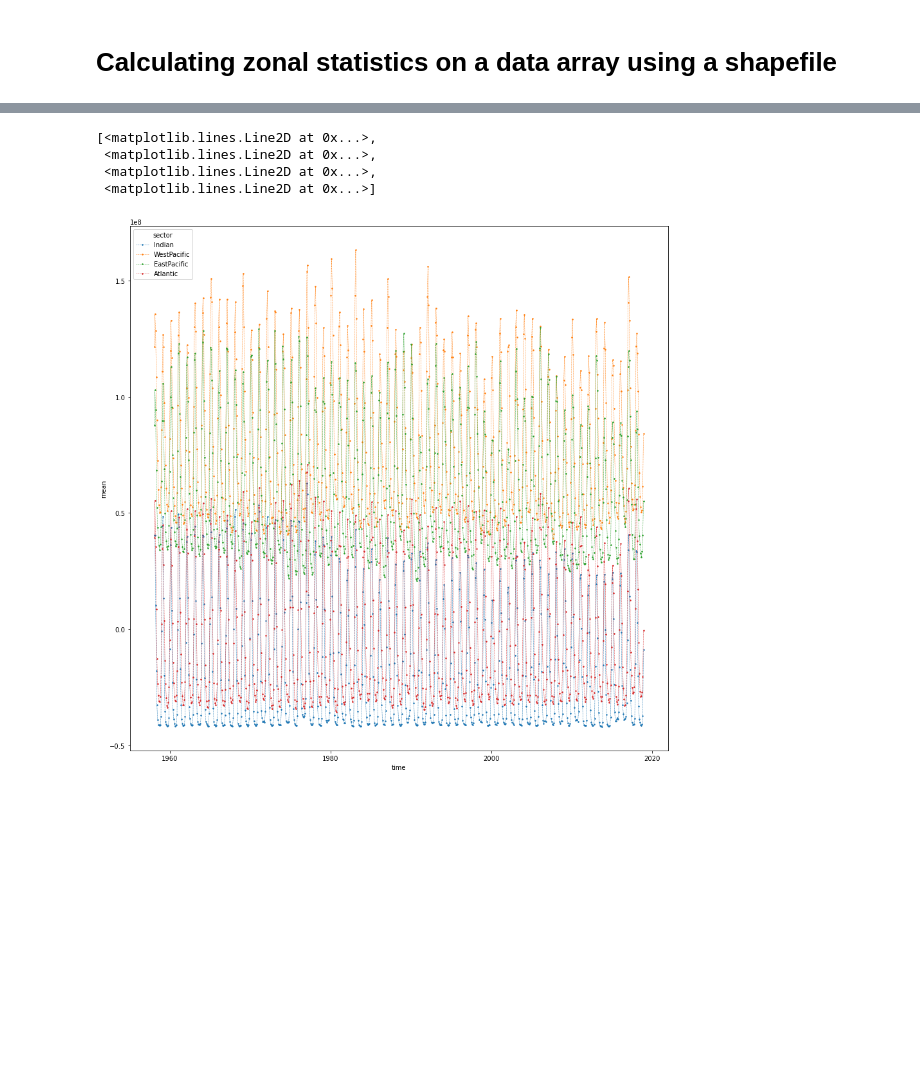
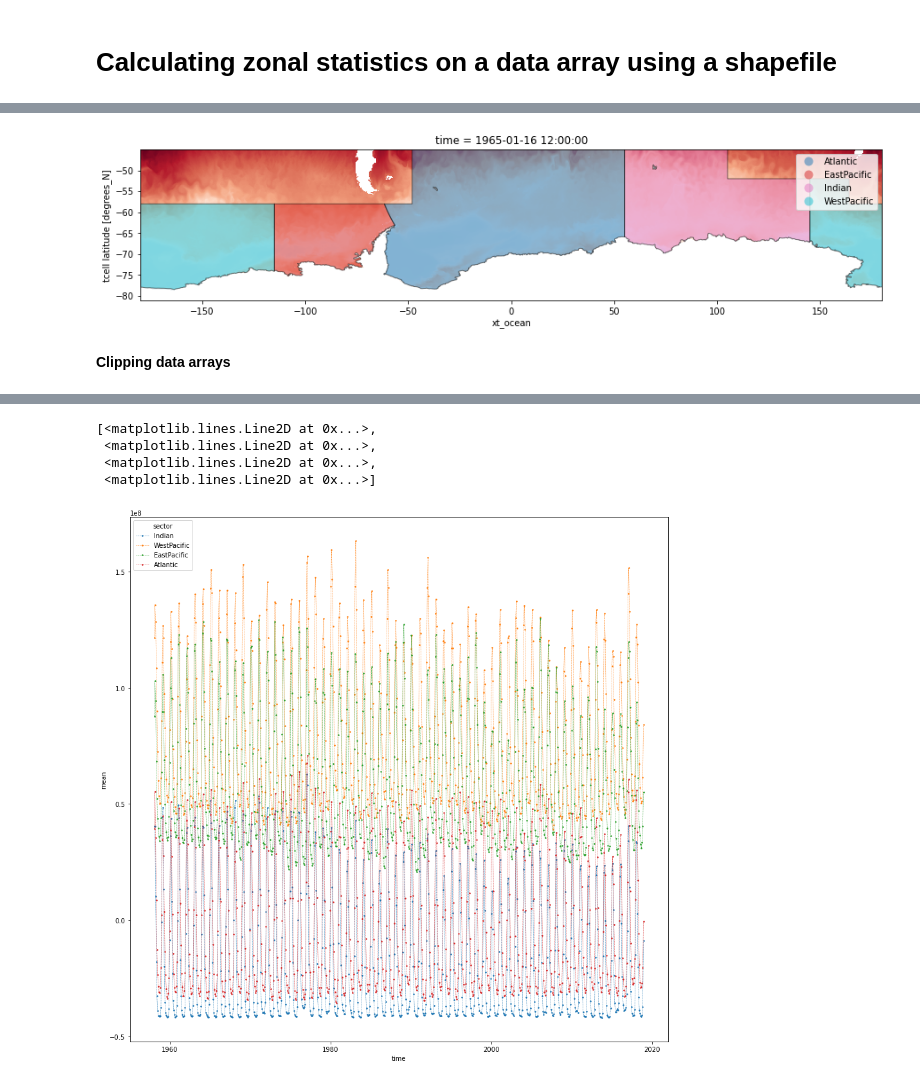
Before and after one commit to lidefi87/ACCESS_scripts_DFA, a Jupyter notebook: Scripts/ZonalStatistics.ipynb, the cells around one changed output, grey strips where cells are left out. Cells and saved outputs as stored; diff of their text form; code cells hidden in the pictures; blank space fills up the shorter version.

Commit message:
Updating zonal stats script
Updating zonal stats script

```diff
--- a/Scripts/ZonalStatistics.ipynb
+++ b/Scripts/ZonalStatistics.ipynb
@@ -156,9 +189,0 @@ array([80.05, 80.15, 80.25, ..., 79.75, 79.85, 79.95])
-# %%
-#We can now assign the corrected longitude values to the model outputs
-SO_SST.coords['xt_ocean'] = corr_lon
-
-#Prior to using this data array for plotting, it is necessary to sort the dataset by longitude
-SO_SST = SO_SST.sortby(SO_SST.xt_ocean)
-
-#Checking corrections to data array
-SO_SST
@@ -232,2 +190,6 @@ geolon_t geolat_t
+# %%
+#Correcting data arraty containing variable of interest and area per pixel
+SO_SSTc = corrlong(SO_SST)
+area_c = corrlong(area)
 # %% [markdown]
 # Calculating zonal statistics on a data array using a shapefile
@@ -520,0 +200,4 @@ xr_stats['mean'].sel(time = '1958').plot(hue = 'sector', linestyle='dashed', lin
+# %%
+#Access shapefile containing the boundaries being used to calculate zonal statistics - Include the entire file path to the shapefile
+regions = geopandas.read_file(r'/g/data/v45/la6889/GIS_DataBase/Shapefiles/ACE_ecostasts/aes_polar_regions_simple_wgs84.shp')
+regions
@@ -520,0 +210,9 @@ xr_stats['mean'].sel(time = '1958').plot(hue = 'sector', linestyle='dashed', lin
+# %%
+#Plot shapefile over the raster to ensure they both have the same CRS and cover the same area
+#Initialise figure
+fig, ax = plt.subplots(figsize = (15, 15))
+#Plot just one timestep of the data array
+SO_SSTc[0].plot(ax = ax, add_colorbar = False)
+#Plot shapefile over the top and show each sector in different colour
+regions.plot(ax = ax, column = 'SectorName', legend = True, alpha = 0.5, edgecolor = 'black')
+# %% [output]
@@ -520,0 +220,3 @@ xr_stats['mean'].sel(time = '1958').plot(hue = 'sector', linestyle='dashed', lin
+[figure, added]
+# %% [markdown]
+**Clipping data arrays**
```
Also changed, not shown: parts of 67 cells of this notebook, 1 other file.
